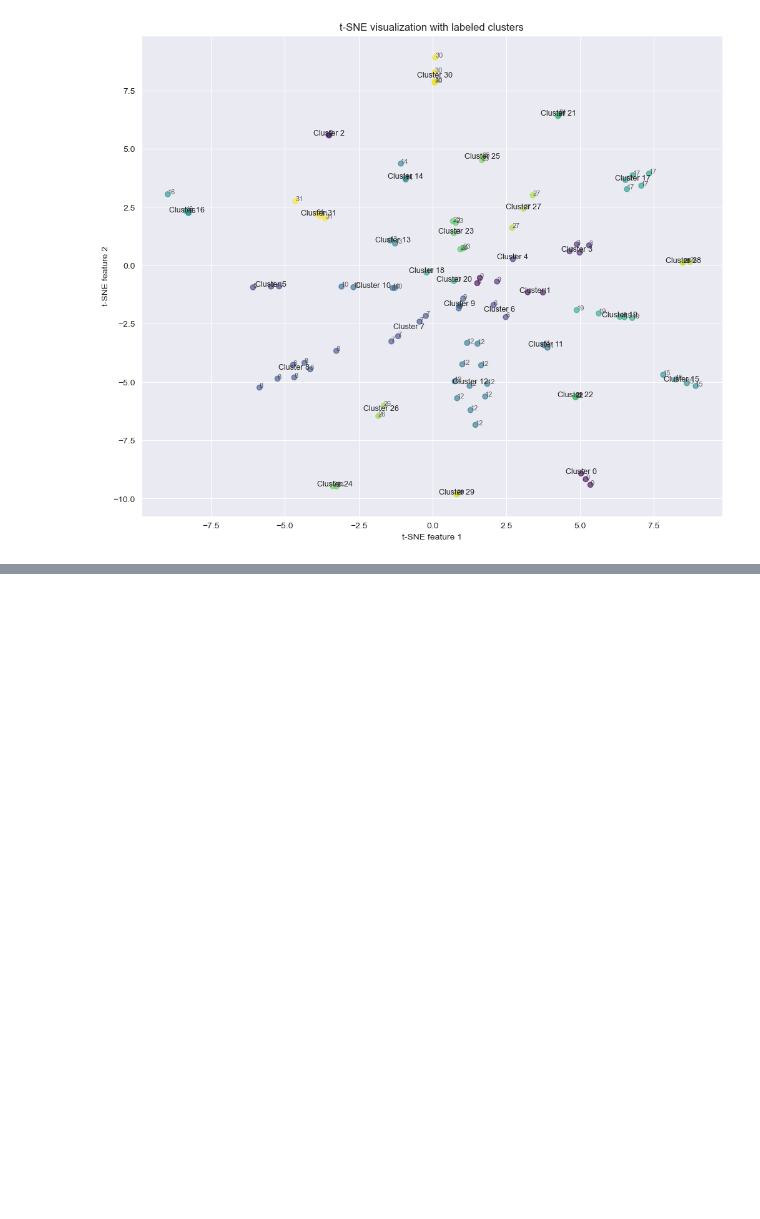
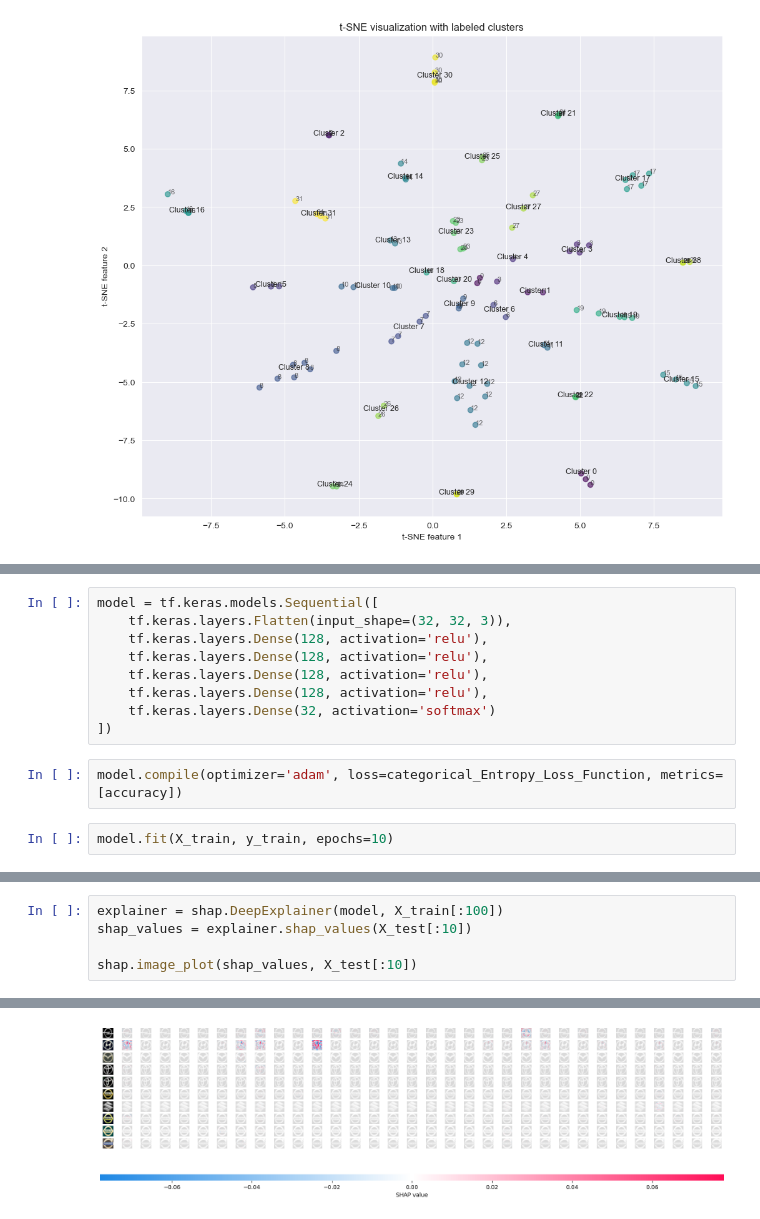
Before and after one commit to chengxinzhaox/ML-Learn-recourses, a Jupyter notebook: cw2/202018020317_CW2.ipynb, the cells around one changed output, grey strips where cells are left out. Drawn from its saved outputs; the diff is of its cells as text; blank space fills up the shorter version.

```diff
--- a/cw2/202018020317_CW2.ipynb
+++ b/cw2/202018020317_CW2.ipynb
@@ -1530,0 +1533,13 @@ visualize_clusters_with_labels(X_test, mapped_predictions, ann)
+# %%
+model = tf.keras.models.Sequential([
+    tf.keras.layers.Flatten(input_shape=(32, 32, 3)),
+    tf.keras.layers.Dense(128, activation='relu'),
+    tf.keras.layers.Dense(128, activation='relu'),
+    tf.keras.layers.Dense(128, activation='relu'),
+    tf.keras.layers.Dense(128, activation='relu'),
+    tf.keras.layers.Dense(32, activation='softmax')
+])
+# %%
+model.compile(optimizer='adam', loss=categorical_Entropy_Loss_Function, metrics=[accuracy])
+# %%
+model.fit(X_train, y_train, epochs=10)
@@ -1530,0 +1569,6 @@ visualize_clusters_with_labels(X_test, mapped_predictions, ann)
+# %%
+explainer = shap.DeepExplainer(model, X_train[:100])
+shap_values = explainer.shap_values(X_test[:10])
+
+shap.image_plot(shap_values, X_test[:10])
+# %% [output]
@@ -1530,0 +1592 @@ visualize_clusters_with_labels(X_test, mapped_predictions, ann)
+[figure, added]
```
Also changed, not shown: parts of 14 cells of this notebook, 1 other file.
